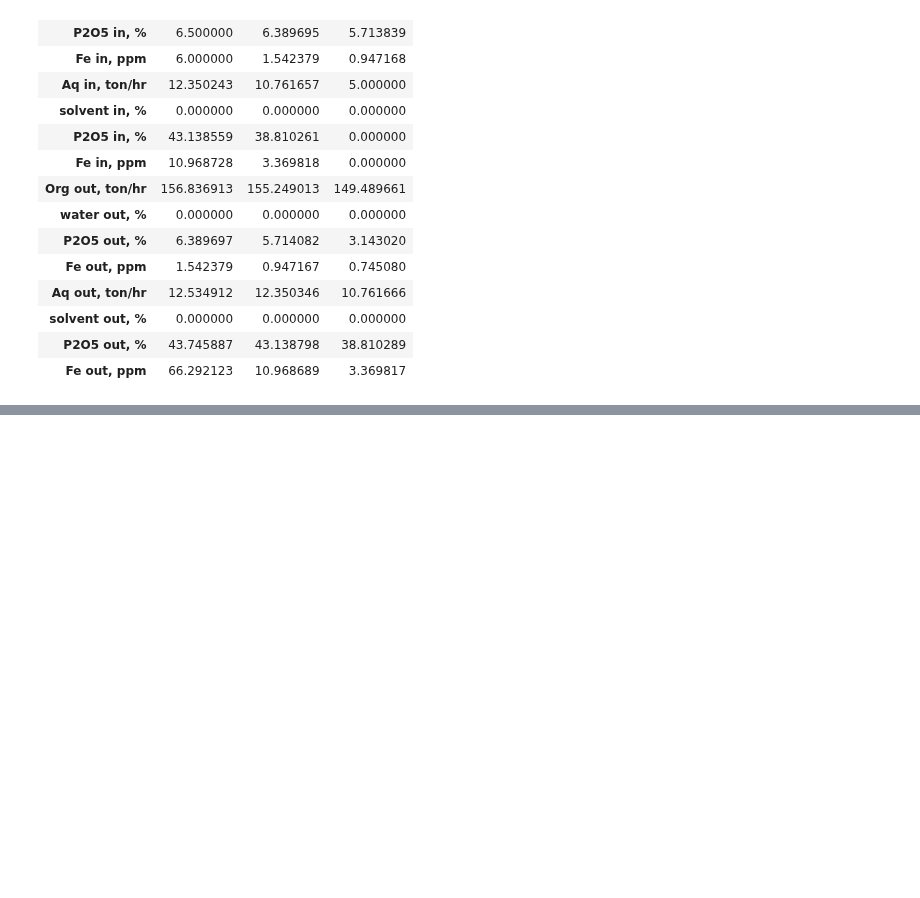
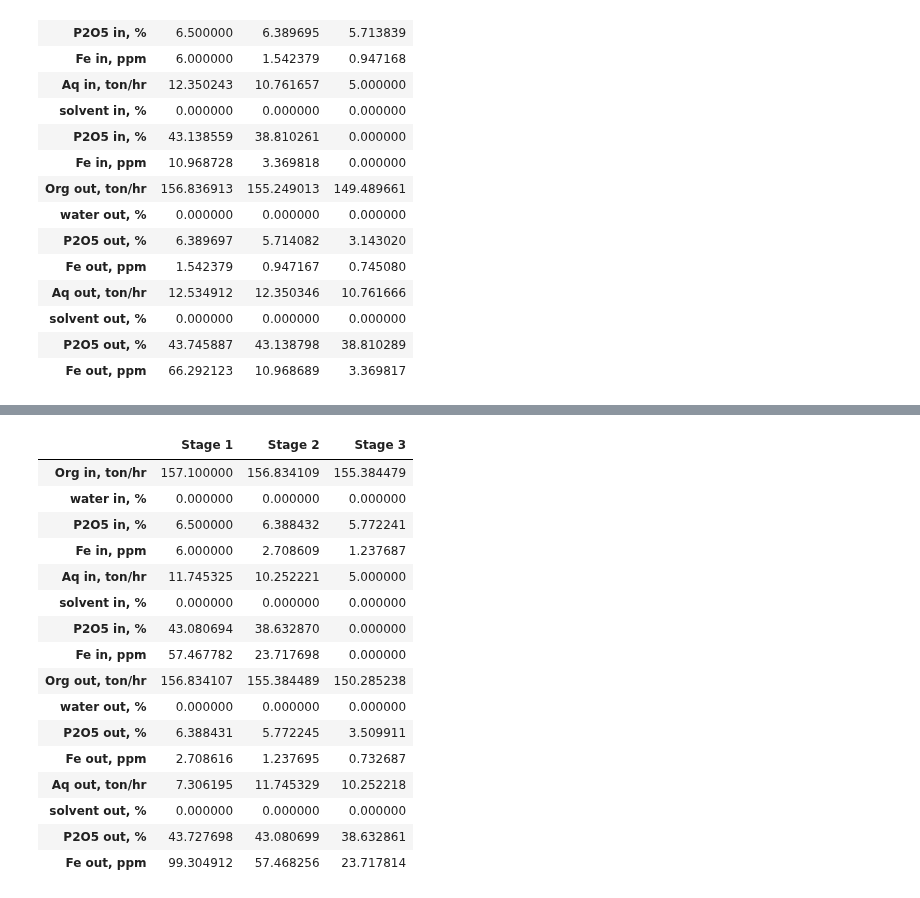
Before and after one commit to vladgap/LLC, a Jupyter notebook: YPH_LLC_simulation_7.ipynb, the cells around one changed output, grey strips where cells are left out. Drawn from its saved outputs; the diff is of its cells as text; code cells hidden in the pictures; blank space fills up the shorter version.

```diff
--- a/YPH_LLC_simulation_7.ipynb
+++ b/YPH_LLC_simulation_7.ipynb
@@ -908,0 +952,4 @@ fig4_1.show()
+# %%
+bat4_1=LLC.Battery(stages_num=3, Oin=157.1, Ain=5, yin=[0, 6.5/71*98, 6e-4], xin=[0, 0, 0],
+                   eff=.8, EQUIL=EQUIL_YPH_pur_data_181223, entrainment_perc_out=[3,0], convergence=1e-5)
+bat4_1.yout[2]*1e4
@@ -908,0 +998,25 @@ fig4_1.show()
+# %%
+# @title
+table=LLC.BatteryTable(bat4_1, show=False, index_names=index_names).data
+table.iloc[[3,7,11,15]]=table.iloc[[3,7,11,15]]*1e4 # % --> ppm
+table.iloc[[2,6,10,14]]=table.iloc[[2,6,10,14]]/98*71 # %H3PO4 --> %P2O5
+table4_1=table
+table4_1
+# %% [output]
+|  | Stage 1 | Stage 2 | Stage 3 |
+| Org in, ton/hr | 157.100000 | 156.834109 | 155.384479 |
+| water in, % | 0.000000 | 0.000000 | 0.000000 |
+| P2O5 in, % | 6.500000 | 6.388432 | 5.772241 |
+| Fe in, ppm | 6.000000 | 2.708609 | 1.237687 |
+| Aq in, ton/hr | 11.745325 | 10.252221 | 5.000000 |
+| solvent in, % | 0.000000 | 0.000000 | 0.000000 |
+| P2O5 in, % | 43.080694 | 38.632870 | 0.000000 |
+| Fe in, ppm | 57.467782 | 23.717698 | 0.000000 |
+| Org out, ton/hr | 156.834107 | 155.384489 | 150.285238 |
+| water out, % | 0.000000 | 0.000000 | 0.000000 |
+| P2O5 out, % | 6.388431 | 5.772245 | 3.509911 |
+| Fe out, ppm | 2.708616 | 1.237695 | 0.732687 |
+| Aq out, ton/hr | 7.306195 | 11.745329 | 10.252218 |
+| solvent out, % | 0.000000 | 0.000000 | 0.000000 |
+| P2O5 out, % | 43.727698 | 43.080699 | 38.632861 |
+| Fe out, ppm | 99.304912 | 57.468256 | 23.717814 |
```
Also changed, not shown: parts of 9 cells of this notebook.
